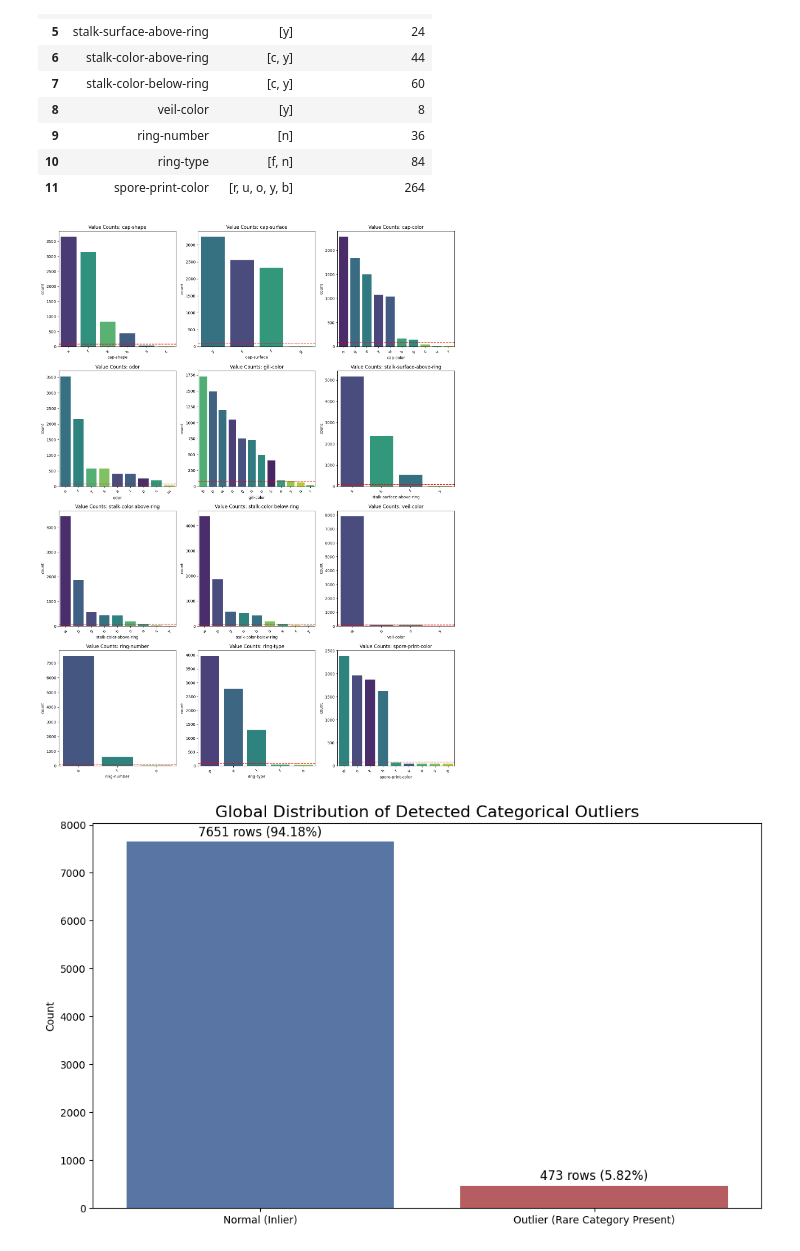
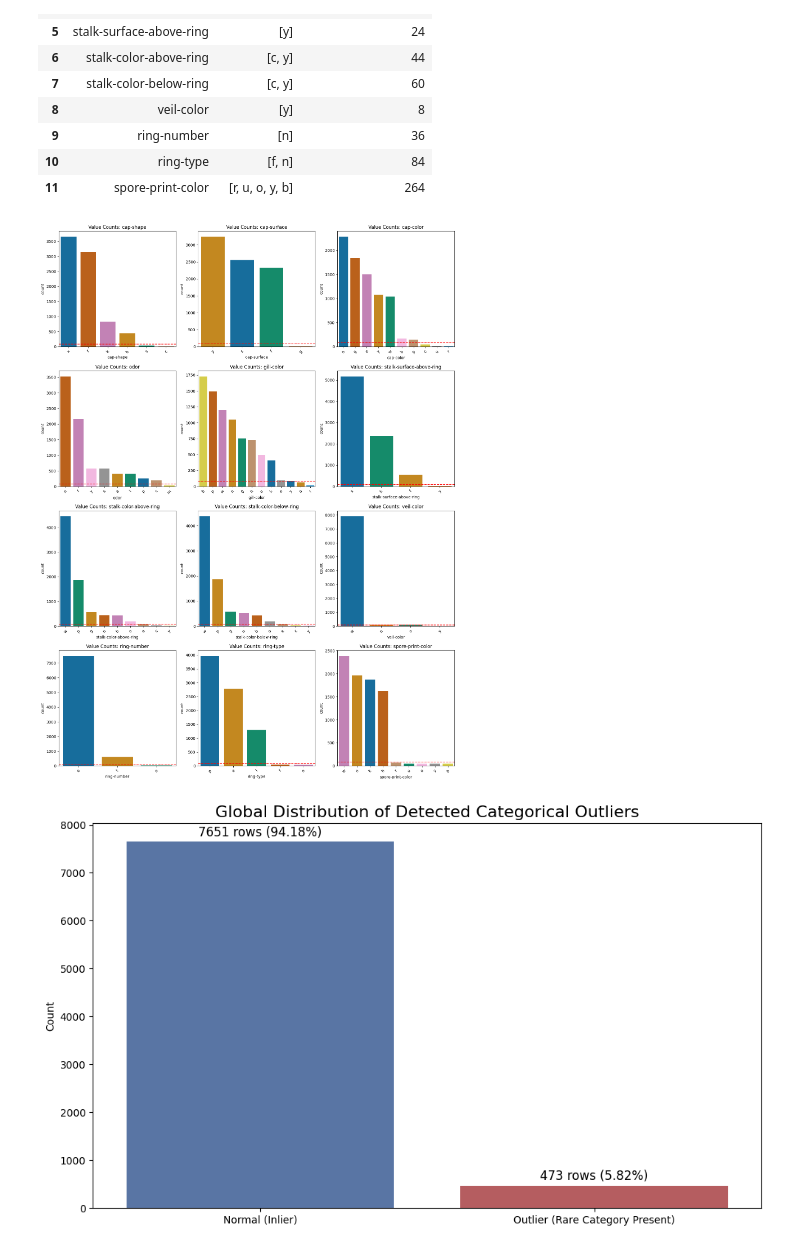
Before and after one commit to Ahmed-Fahmy00/Mushroom-Classifier, a Jupyter notebook: Final Phase 1.ipynb, the cells around one changed output. Drawn from its saved outputs; the diff is of its cells as text; code cells hidden in the pictures.

```diff
--- a/Final Phase 1.ipynb
+++ b/Final Phase 1.ipynb
@@ -98,7 +98,7 @@ for i, col in enumerate(df_raw.columns):
     ax = axes[i]
     plot_df = counts_by_column[col].copy()
 
-    colors = sns.color_palette('Set2', n_colors=len(plot_df))
+    colors = sns.color_palette('colorblind', n_colors=len(plot_df))
     bars = ax.bar(plot_df['value'], plot_df['count'], color=colors)
 
     ax.set_title(f'Unique Value Counts - {col}')
@@ -248,22 +248,22 @@ Global Outliers Found: 473 rows
 # %%
 # Outlier Analysis Plots
 cols_with_outliers = [d['Feature'] for d in outlier_details]
 
 n_cols = 3
 n_rows = (len(cols_with_outliers) + 2) // 3
 fig, axes = plt.subplots(n_rows, n_cols, figsize=(15, 5 * n_rows))
 axes = axes.flatten()
 
 for i, col in enumerate(cols_with_outliers):
-    sns.countplot(data=df_filled, x=col, hue=col, ax=axes[i], order=df_filled[col].value_counts().index, palette='viridis', legend=False)
+    sns.countplot(data=df_filled, x=col, hue=col, ax=axes[i], order=df_filled[col].value_counts().index, palette='colorblind', legend=False)
     axes[i].set_title(f'Value Counts: {col}', fontsize=12)
     axes[i].axhline(y=threshold, color='r', linestyle='--', label='1% Threshold')
     axes[i].tick_params(axis='x', rotation=45)
 
 plt.tight_layout()
 plt.show()
 # %% [output]
-[figure, old version]
+[figure, new version]
 # %%
 # Global Dataset Outlier Distribution
 plt.figure(figsize=(10, 6))
```
Also changed, not shown: parts of 2 cells of this notebook.
